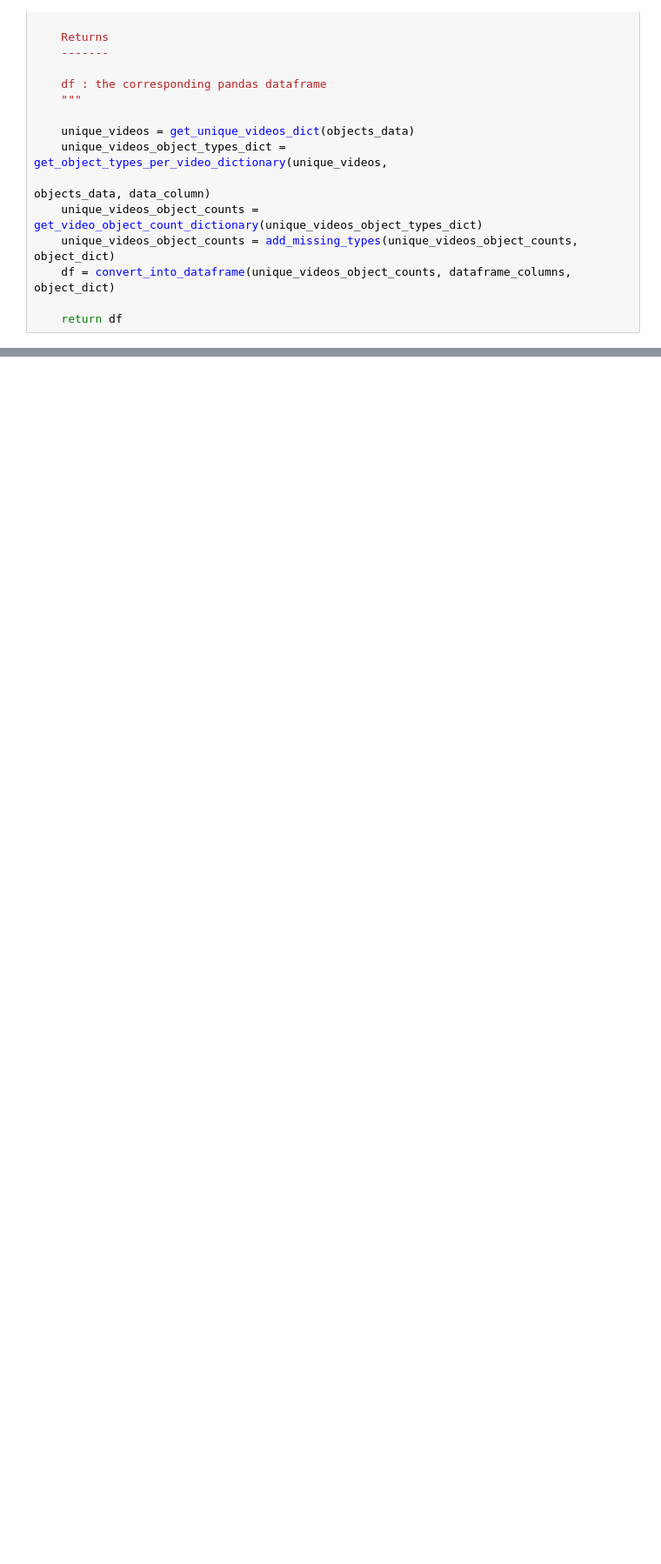
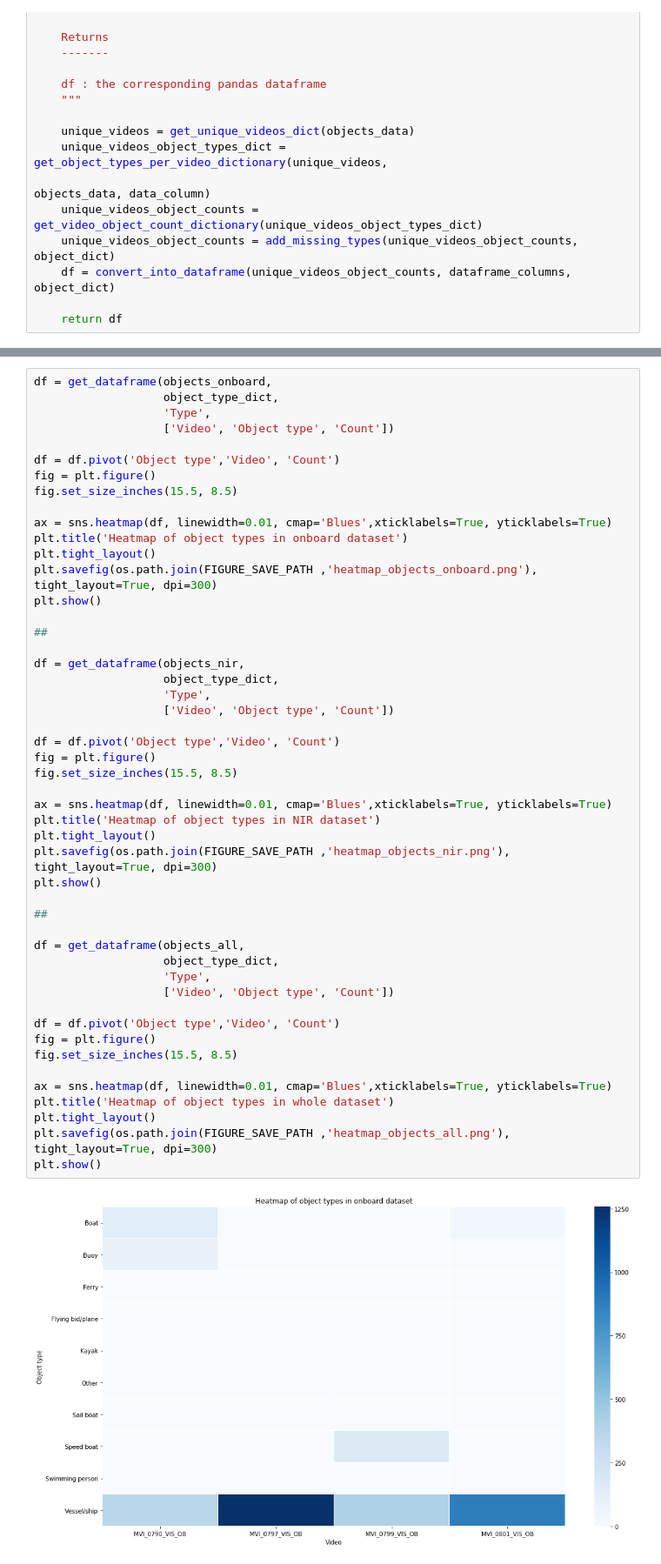
Before and after one commit to tilemmpon/Singapore-Maritime-Dataset-Frames-Ground-Truth-Generation-and-Statistics, a Jupyter notebook: Singapore_maritime_dataset_statistics_all_frames.ipynb, the cells around one changed output, grey strips where cells are left out. Shown at 87% size. Drawn from its saved outputs; the diff is of its cells as text; blank space fills up the shorter version.

```diff
--- a/Singapore_maritime_dataset_statistics_all_frames.ipynb
+++ b/Singapore_maritime_dataset_statistics_all_frames.ipynb
@@ -1861,0 +1717,51 @@ plt.show()
+# %%
+df = get_dataframe(objects_onboard,
+                   object_type_dict,
+                   'Type',
+                   ['Video', 'Object type', 'Count'])
+
+df = df.pivot('Object type','Video', 'Count')
+fig = plt.figure()
+fig.set_size_inches(15.5, 8.5)
+
+ax = sns.heatmap(df, linewidth=0.01, cmap='Blues',xticklabels=True, yticklabels=True)
+plt.title('Heatmap of object types in onboard dataset')
+plt.tight_layout()
+plt.savefig(os.path.join(FIGURE_SAVE_PATH ,'heatmap_objects_onboard.png'), tight_layout=True, dpi=300)
+plt.show()
+
+##
+
+df = get_dataframe(objects_nir,
+                   object_type_dict,
+                   'Type',
+                   ['Video', 'Object type', 'Count'])
+
+df = df.pivot('Object type','Video', 'Count')
+fig = plt.figure()
+fig.set_size_inches(15.5, 8.5)
+
+ax = sns.heatmap(df, linewidth=0.01, cmap='Blues',xticklabels=True, yticklabels=True)
+plt.title('Heatmap of object types in NIR dataset')
+plt.tight_layout()
+plt.savefig(os.path.join(FIGURE_SAVE_PATH ,'heatmap_objects_nir.png'), tight_layout=True, dpi=300)
+plt.show()
+
+##
+
+df = get_dataframe(objects_all,
+                   object_type_dict,
+                   'Type',
+                   ['Video', 'Object type', 'Count'])
+
+df = df.pivot('Object type','Video', 'Count')
+fig = plt.figure()
+fig.set_size_inches(15.5, 8.5)
+
+ax = sns.heatmap(df, linewidth=0.01, cmap='Blues',xticklabels=True, yticklabels=True)
+plt.title('Heatmap of object types in whole dataset')
+plt.tight_layout()
+plt.savefig(os.path.join(FIGURE_SAVE_PATH ,'heatmap_objects_all.png'), tight_layout=True, dpi=300)
+plt.show()
+# %% [output]
+[figure, added]
```
Also changed, not shown: parts of 5 cells of this notebook.
